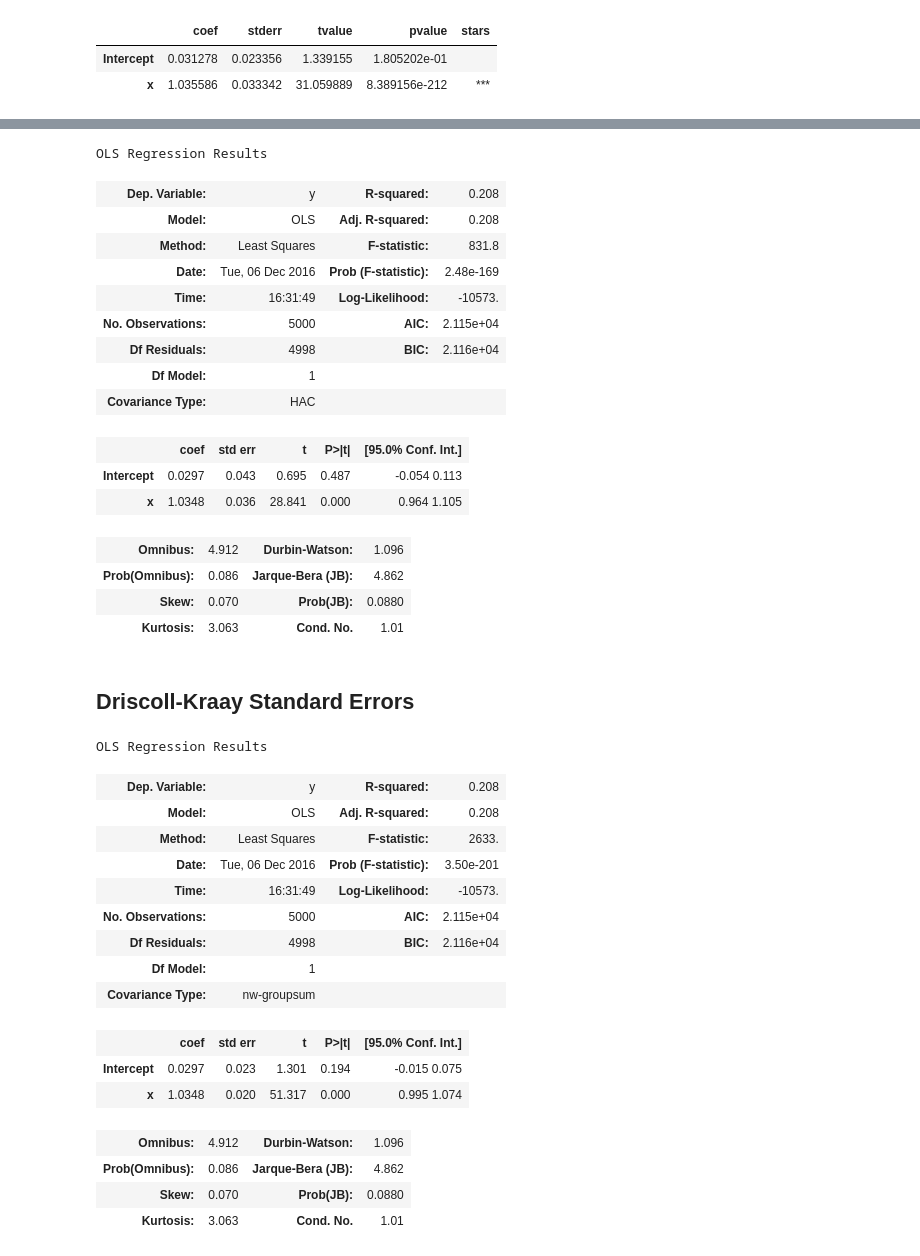
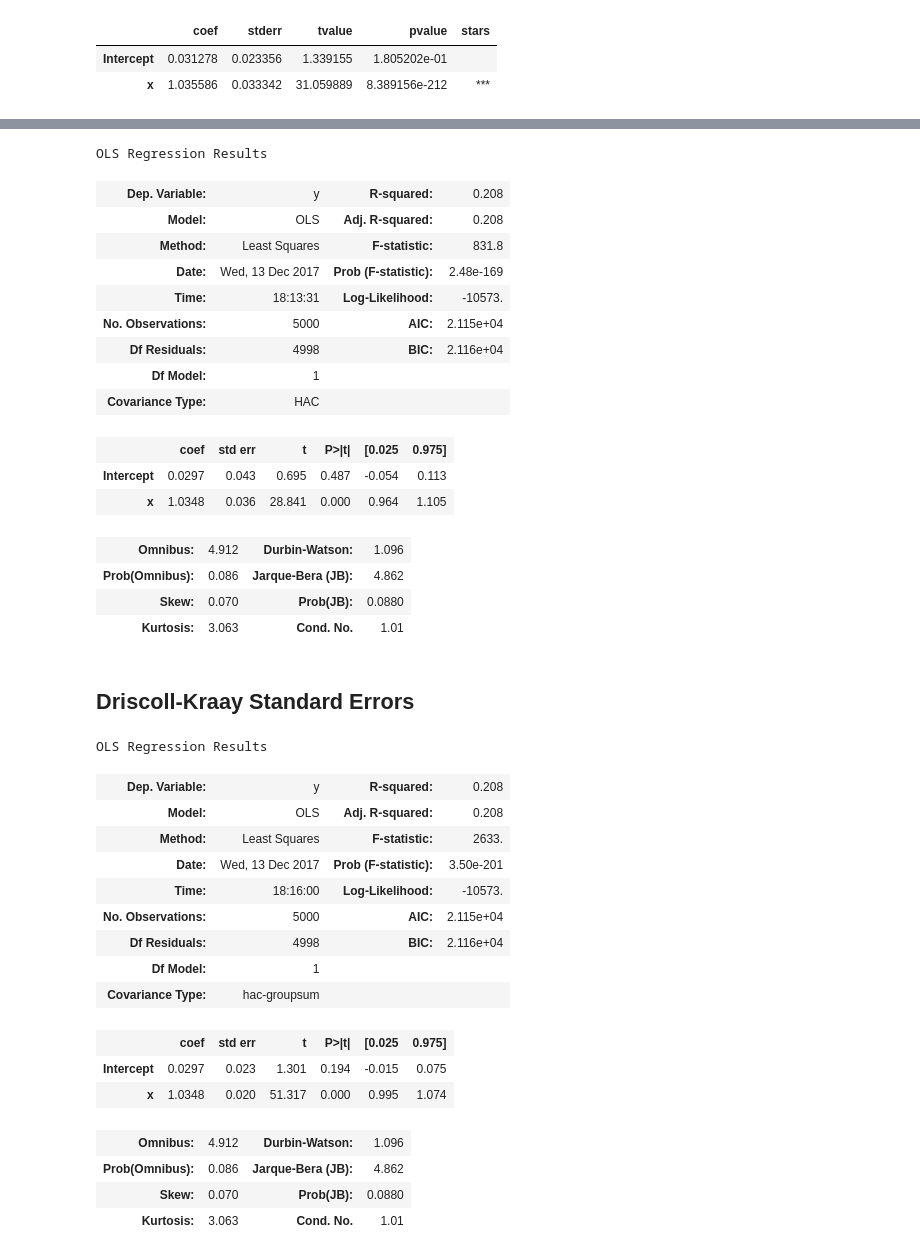
Before and after one commit to vgreg/python-se, a Jupyter notebook: Standard errors in Python.ipynb, the cells around one changed output, grey strips where cells are left out. Drawn from its saved outputs; the diff is of its cells as text; code cells hidden in the pictures.

```diff
--- a/Standard errors in Python.ipynb
+++ b/Standard errors in Python.ipynb
@@ -24,11 +24,11 @@ import numpy as np
 # %% [markdown]
 In order to have a basis for comparison, we'll use Petersen's [sample dataset](http://www.kellogg.northwestern.edu/faculty/petersen/htm/papers/se/test_data.txt) and compare our results with those [reported on his page](http://www.kellogg.northwestern.edu/faculty/petersen/htm/papers/se/test_data.htm).
 # %%
-from urllib import urlopen
+from urllib.request import urlopen
 
-filehandle = urlopen('http://www.kellogg.northwestern.edu/faculty/petersen/htm/papers/se/test_data.txt')
-df = pd.read_table(filehandle, names=['firmid','year','x','y'],
-                   delim_whitespace=True)
+with urlopen('http://www.kellogg.northwestern.edu/faculty/petersen/htm/papers/se/test_data.txt') as conn:
+    df = pd.read_table(conn, names=['firmid','year','x','y'],
+                       delim_whitespace=True)
 df
 # %% [output]
 |  | firmid | year | x | y |
@@ -406,15 +414,15 @@ OLS Regression Results
 | Dep. Variable: | y | R-squared: | 0.208 |
 | Model: | OLS | Adj. R-squared: | 0.208 |
 | Method: | Least Squares | F-statistic: | 831.8 |
-| Date: | Tue, 06 Dec 2016 | Prob (F-statistic): | 2.48e-169 |
-| Time: | 16:31:49 | Log-Likelihood: | -10573. |
+| Date: | Wed, 13 Dec 2017 | Prob (F-statistic): | 2.48e-169 |
+| Time: | 18:13:31 | Log-Likelihood: | -10573. |
 | No. Observations: | 5000 | AIC: | 2.115e+04 |
 | Df Residuals: | 4998 | BIC: | 2.116e+04 |
 | Df Model: | 1 |  |  |
 | Covariance Type: | HAC |  |  |
-|  | coef | std err | t | P>|t| | [95.0% Conf. Int.] |
-| Intercept | 0.0297 | 0.043 | 0.695 | 0.487 | -0.054 0.113 |
-| x | 1.0348 | 0.036 | 28.841 | 0.000 | 0.964 1.105 |
+|  | coef | std err | t | P>|t| | [0.025 | 0.975] |
+| Intercept | 0.0297 | 0.043 | 0.695 | 0.487 | -0.054 | 0.113 |
+| x | 1.0348 | 0.036 | 28.841 | 0.000 | 0.964 | 1.105 |
 | Omnibus: | 4.912 | Durbin-Watson: | 1.096 |
 | Prob(Omnibus): | 0.086 | Jarque-Bera (JB): | 4.862 |
 | Skew: | 0.070 | Prob(JB): | 0.0880 |
@@ -423,25 +431,25 @@ OLS Regression Results
 ## Driscoll-Kraay Standard Errors
 # %%
 dk_ols = sm.ols(formula='y ~ x', data=df).fit(cov_type='nw-groupsum',
-                                              cov_kwds={'time': df.year,
-                                                        'groups': df.firmid,
+                                              cov_kwds={'time': np.array(df.year),
+                                                        'groups': np.array(df.firmid),
                                                         'maxlags': 5},
                                               use_t=True)
 dk_ols.summary()
 # %% [output]
 OLS Regression Results
 | Dep. Variable: | y | R-squared: | 0.208 |
 | Model: | OLS | Adj. R-squared: | 0.208 |
 | Method: | Least Squares | F-statistic: | 2633. |
-| Date: | Tue, 06 Dec 2016 | Prob (F-statistic): | 3.50e-201 |
-| Time: | 16:31:49 | Log-Likelihood: | -10573. |
+| Date: | Wed, 13 Dec 2017 | Prob (F-statistic): | 3.50e-201 |
+| Time: | 18:16:00 | Log-Likelihood: | -10573. |
 | No. Observations: | 5000 | AIC: | 2.115e+04 |
 | Df Residuals: | 4998 | BIC: | 2.116e+04 |
 | Df Model: | 1 |  |  |
-| Covariance Type: | nw-groupsum |  |  |
+| Covariance Type: | hac-groupsum |  |  |
-|  | coef | std err | t | P>|t| | [95.0% Conf. Int.] |
-| Intercept | 0.0297 | 0.023 | 1.301 | 0.194 | -0.015 0.075 |
-| x | 1.0348 | 0.020 | 51.317 | 0.000 | 0.995 1.074 |
+|  | coef | std err | t | P>|t| | [0.025 | 0.975] |
+| Intercept | 0.0297 | 0.023 | 1.301 | 0.194 | -0.015 | 0.075 |
+| x | 1.0348 | 0.020 | 51.317 | 0.000 | 0.995 | 1.074 |
 | Omnibus: | 4.912 | Durbin-Watson: | 1.096 |
 | Prob(Omnibus): | 0.086 | Jarque-Bera (JB): | 4.862 |
 | Skew: | 0.070 | Prob(JB): | 0.0880 |
```
Also changed, not shown: parts of 10 cells of this notebook.
